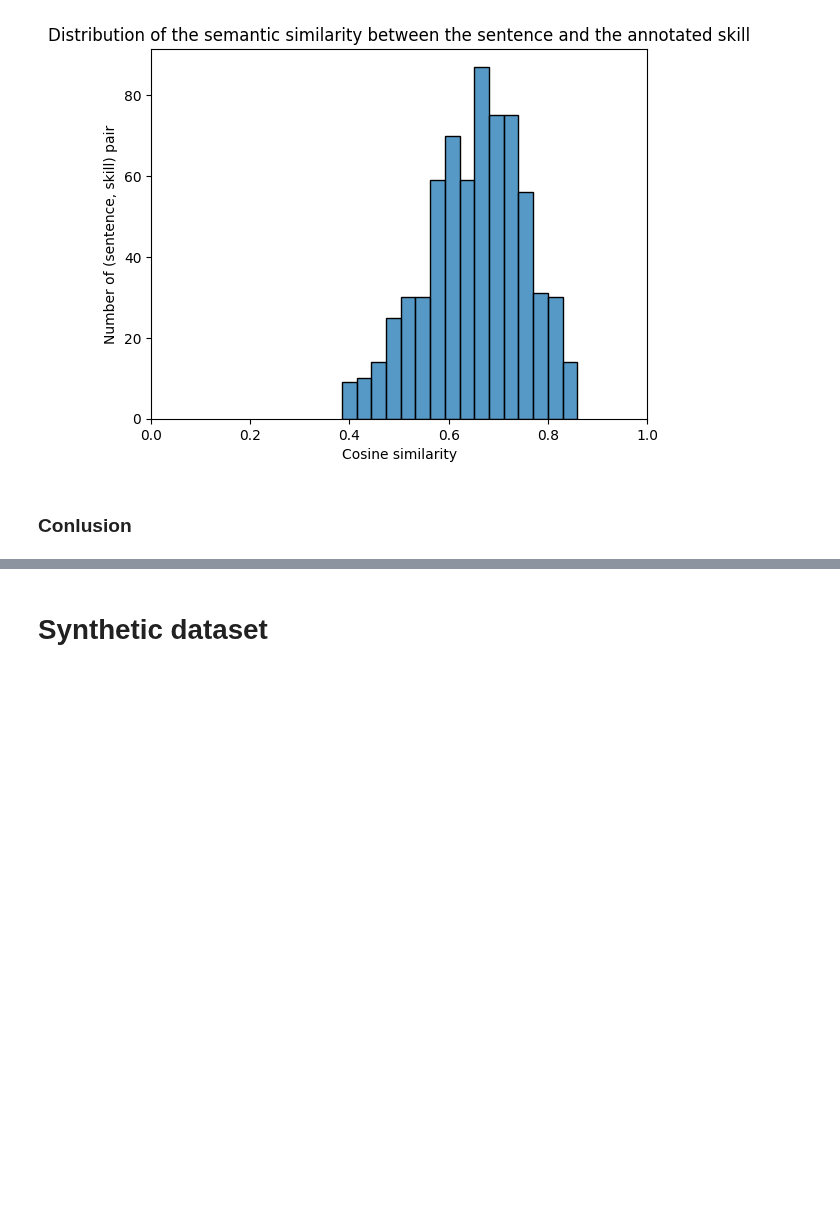
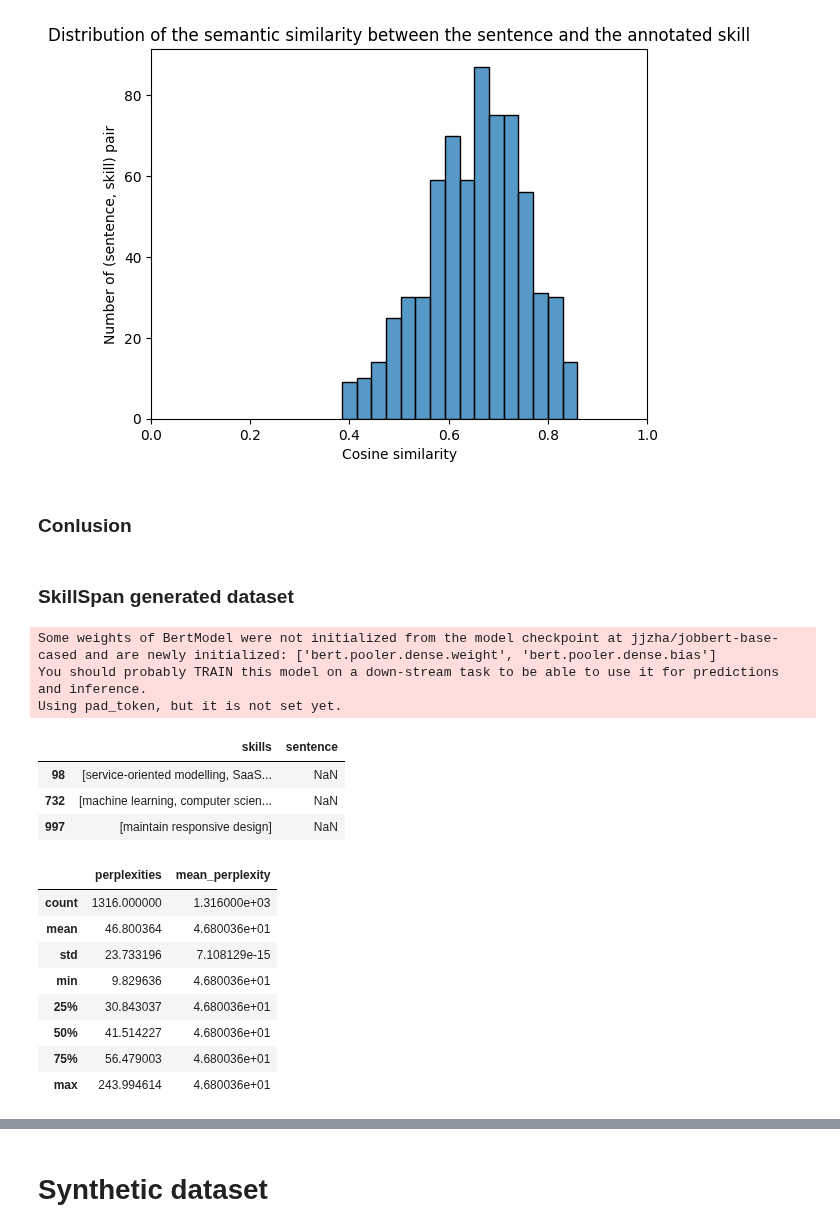
Before and after one commit to epfl-ml4ed/SkillThrills, a Jupyter notebook: protosp01/dataset_generation/evaluate.ipynb, the cells around one changed output, grey strips where cells are left out. Saved outputs shown, nothing was run; the diff lists cells and outputs as text; code cells hidden in the pictures; blank space fills up the shorter version.

```diff
--- a/protosp01/dataset_generation/evaluate.ipynb
+++ b/protosp01/dataset_generation/evaluate.ipynb
@@ -133,3 +130,37 @@ metrics = {
         "pip_ELQ": pip_annot_ELQ,
     }
 }
+# %% [markdown]
+### SkillSpan generated dataset
+# %%
+ds = pd.read_csv("generation/generated/SKILLSPAN/dev_final.csv")
+ds["skills"] = ds["skills"].apply(eval)
+
+
+## fidelity
+metric = fidelity(ds["sentence"], model_id="gpt2")
+# %% [output]
+Some weights of BertModel were not initialized from the model checkpoint at jjzha/jobbert-base-cased and are newly initialized: ['bert.pooler.dense.weight', 'bert.pooler.dense.bias']
+You should probably TRAIN this model on a down-stream task to be able to use it for predictions and inference.
+Using pad_token, but it is not set yet.
+# %%
+import numpy as np
+noise_index = pd.DataFrame(metric).sort_values("perplexities", ascending=False).iloc[:3].index
+ds.iloc[noise_index.to_list()]
+# %% [output]
+|  | skills | sentence |
+| 98 | [service-oriented modelling, SaaS... | NaN |
+| 732 | [machine learning, computer scien... | NaN |
+| 997 | [maintain responsive design] | NaN |
+# %%
+metric.describe()
+# %% [output]
+|  | perplexities | mean_perplexity |
+| count | 1316.000000 | 1.316000e+03 |
+| mean | 46.800364 | 4.680036e+01 |
+| std | 23.733196 | 7.108129e-15 |
+| min | 9.829636 | 4.680036e+01 |
+| 25% | 30.843037 | 4.680036e+01 |
+| 50% | 41.514227 | 4.680036e+01 |
+| 75% | 56.479003 | 4.680036e+01 |
+| max | 243.994614 | 4.680036e+01 |
```
Also changed, not shown: parts of 7 cells of this notebook, 4 other files.
